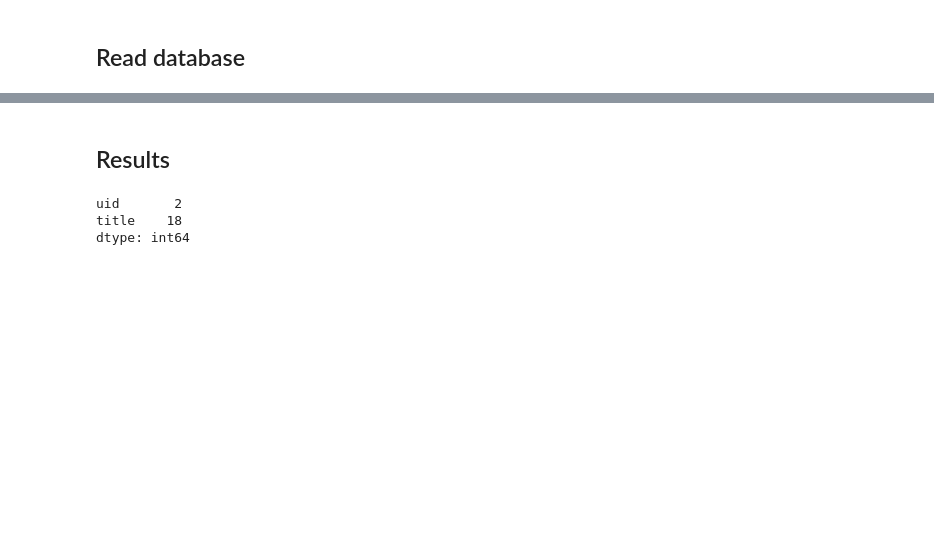
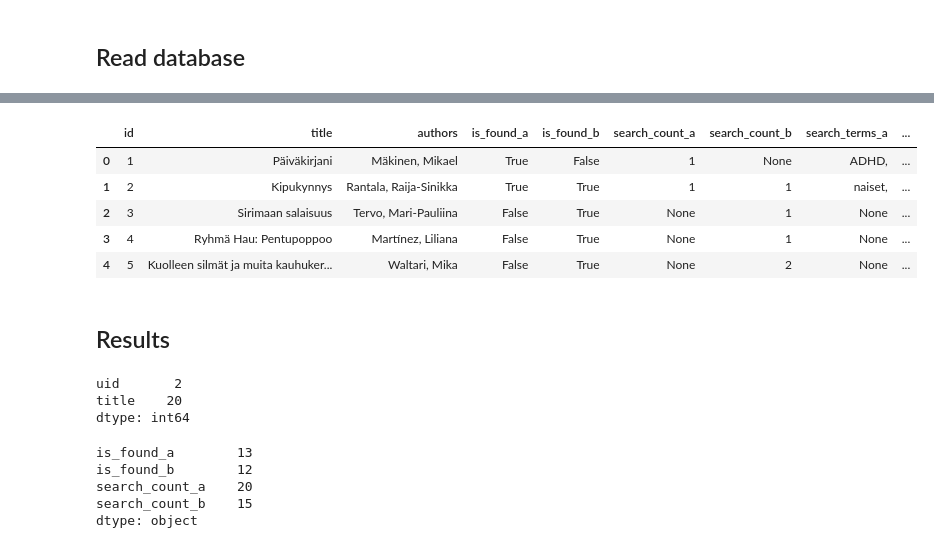
Before and after one commit to NatLibFi/kivepa-booksearch-workshop, a Jupyter notebook: analysis.ipynb, the cells around one changed output, grey strips where cells are left out. Drawn from its saved outputs; the diff is of its cells as text; code cells hidden in the pictures; blank space fills up the shorter version.

```diff
--- a/analysis.ipynb
+++ b/analysis.ipynb
@@ -27,18 +20,52 @@ Index(['id', 'title', 'authors', 'year', 'isbn', 'is_found', 'labels_set',
       dtype='object')
 # %%
+# Convert missing values and booleans
+df.replace("undefined", None, inplace=True)
+df[["is_found_a", "is_found_b"]] = df[["is_found_a", "is_found_b"]].replace(
+    "true", True
+)  # , inplace=True)
+df[["is_found_a", "is_found_b"]] = df[["is_found_a", "is_found_b"]].replace(
+    "false", False
+)  # , inplace=True)
+
 # Convert timestamps in string format to datetime
-df['search_begin_time_utc'] = pd.to_datetime(df['search_begin_time_utc'])
-df['search_end_time_utc'] = pd.to_datetime(df['search_end_time_utc'])
-df['search_abandon_time_utc'] = pd.to_datetime(df['search_abandon_time_utc'])
+df["search_begin_time_utc"] = pd.to_datetime(df["search_begin_time_utc"])
+df["search_end_time_utc"] = pd.to_datetime(df["search_end_time_utc"])
+df["found_time_utc_a"] = pd.to_datetime(df["found_time_utc_a"])
+df["found_time_utc_b"] = pd.to_datetime(df["found_time_utc_b"])
 
 # Calculate durations in seconds
-df['duration_to_find'] = (df['search_end_time_utc'] - df['search_begin_time_utc']).dt.total_seconds()
-df['duration_to_abandon'] = (df['search_abandon_time_utc'] - df['search_begin_time_utc']).dt.total_seconds()
+df["duration_to_find_a"] = (
+    df["found_time_utc_a"] - df["search_begin_time_utc"]
+).dt.total_seconds()
+df["duration_to_find_b"] = (
+    df["found_time_utc_b"] - df["search_begin_time_utc"]
+).dt.total_seconds()
+df["duration_to_proceed"] = (
+    df["search_end_time_utc"] - df["search_begin_time_utc"]
+).dt.total_seconds()
+
+df.head()
+# %% [output]
+|  | id | title | authors | is_found_a | is_found_b | search_count_a | search_count_b | search_terms_a | ... |
+| 0 | 1 | Päiväkirjani | Mäkinen, Mikael | True | False | 1 | None | ADHD, | ... |
+| 1 | 2 | Kipukynnys | Rantala, Raija-Sinikka | True | True | 1 | 1 | naiset, | ... |
+| 2 | 3 | Sirimaan salaisuus | Tervo, Mari-Pauliina | False | True | None | 1 | None | ... |
+| 3 | 4 | Ryhmä Hau: Pentupoppoo | Martínez, Liliana | False | True | None | 1 | None | ... |
+| 4 | 5 | Kuolleen silmät ja muita kauhuker... | Waltari, Mika | False | True | None | 2 | None | ... |
 # %% [markdown]
 ## Results
 # %%
-df[['uid', 'title']].nunique()
+df[["uid", "title"]].nunique()
 # %% [output]
 uid       2
-title    18
+title    20
 dtype: int64
+# %%
+df[["is_found_a", "is_found_b", "search_count_a", "search_count_b"]].sum()
+# %% [output]
+is_found_a        13
+is_found_b        12
+search_count_a    20
+search_count_b    15
+dtype: object
```
Also changed, not shown: parts of 10 cells of this notebook.
